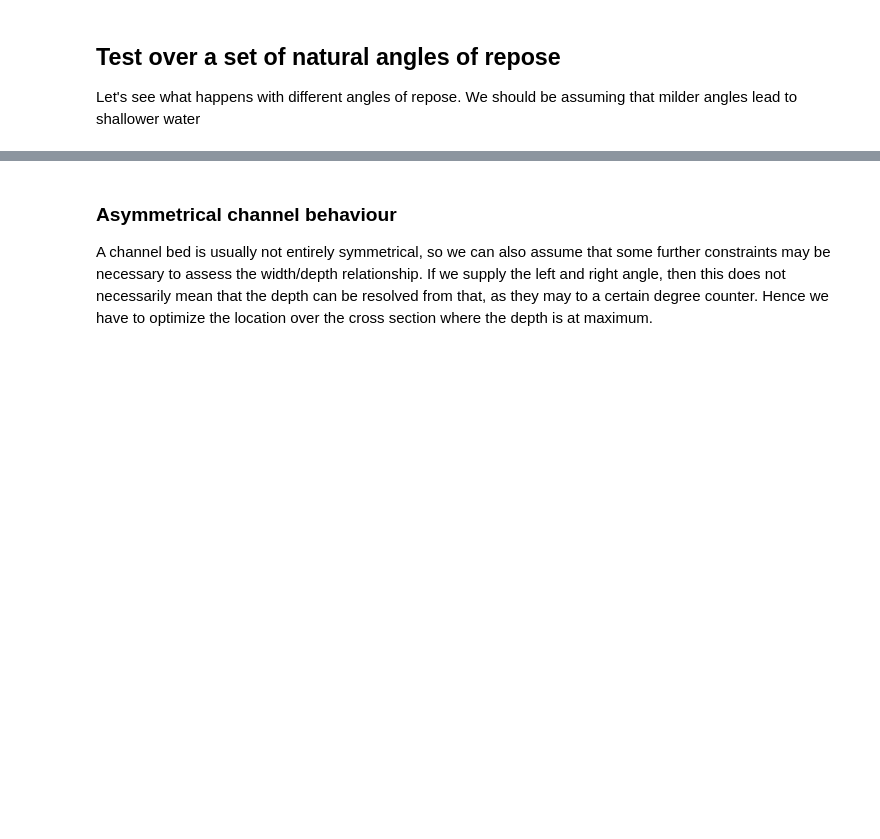
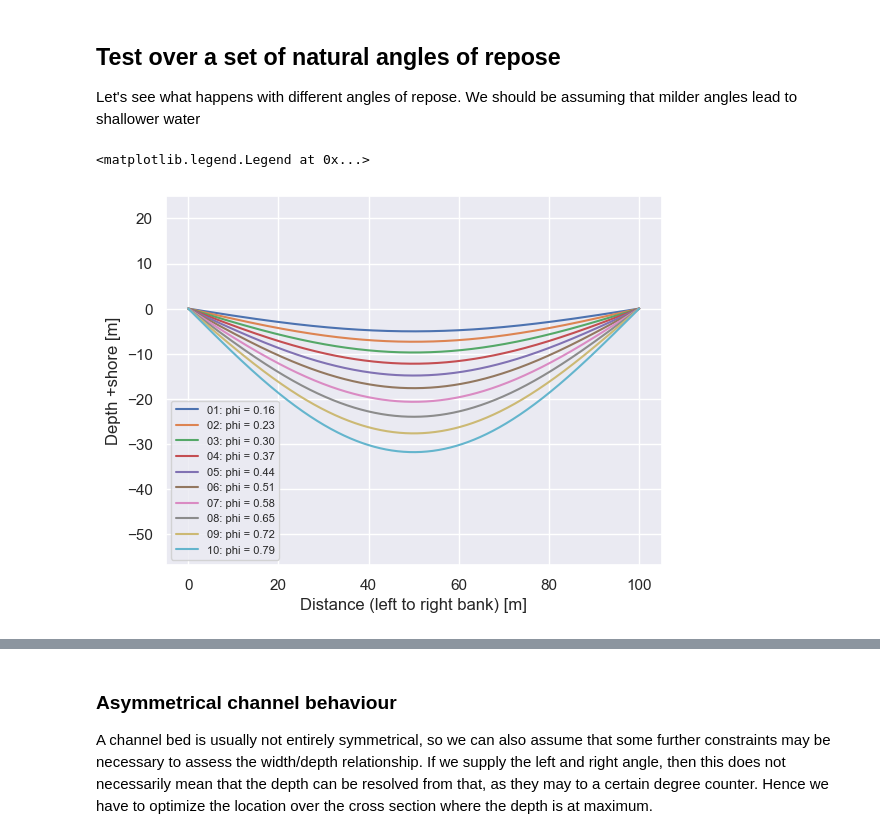
Before and after one commit to localdevices/ORProfile, a Jupyter notebook: notebooks/Lacey_implementation.ipynb, the cells around one changed output, grey strips where cells are left out. Drawn from its saved outputs; the diff is of its cells as text; code cells hidden in the pictures; blank space fills up the shorter version.

```diff
--- a/notebooks/Lacey_implementation.ipynb
+++ b/notebooks/Lacey_implementation.ipynb
@@ -56,9 +63,13 @@ Let's see what happens with different angles of repose. We should be assuming th
 # %%
 
 for n, phi in enumerate(np.linspace(0.05*np.pi, 0.25*np.pi, 10)):
     depth = depth_profile_from_parameters(s, phi=phi)
     plt.plot(s, depth, label="{:02d}: phi = {:1.2f}".format(n + 1, phi))
-    plt.xlabel("distance (left to right bank) [m]")
-    plt.ylabel("depth [m]")
-plt.legend()
+    plt.xlabel("Distance (left to right bank) [m]")
+    plt.ylabel("Depth +shore [m]")
+plt.axis("equal")
+plt.legend(fontsize=8)
+# %% [output]
+<matplotlib.legend.Legend at 0x...>
+[figure, added]
 # %%
```
Also changed, not shown: parts of 4 cells of this notebook, 4 other files.
